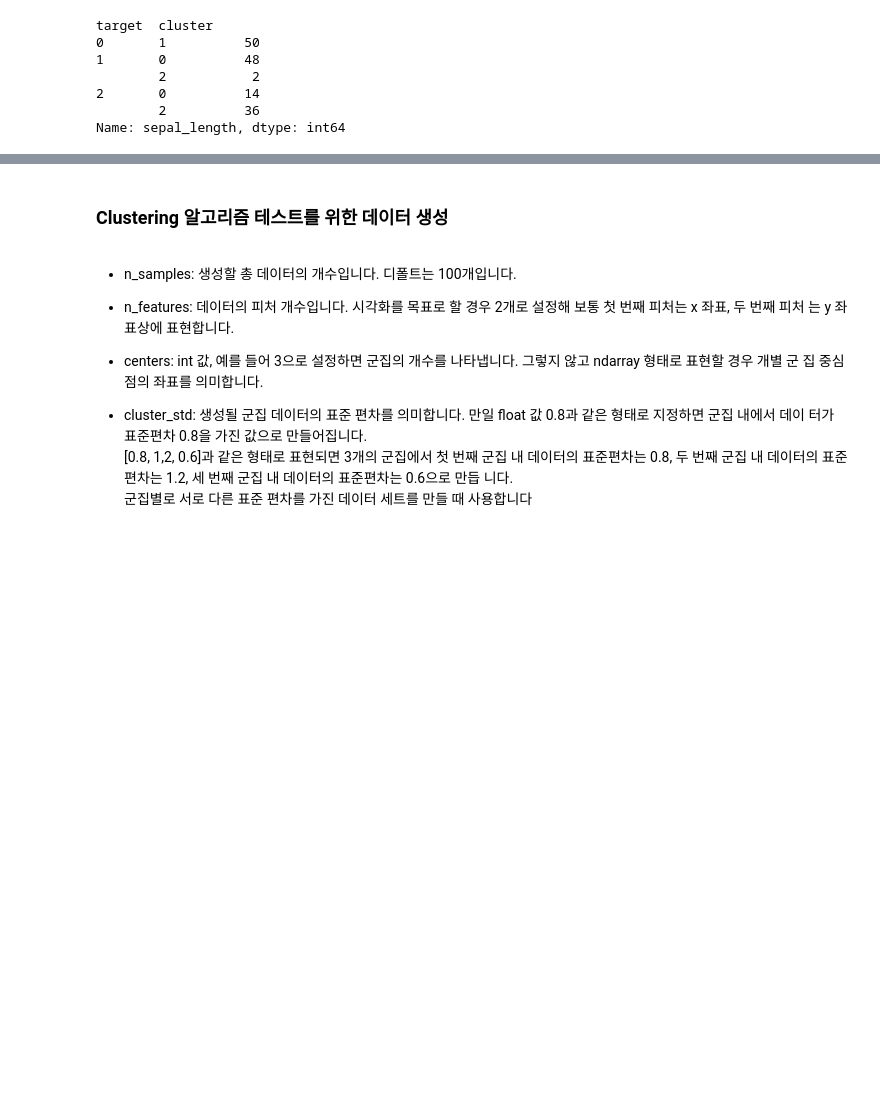
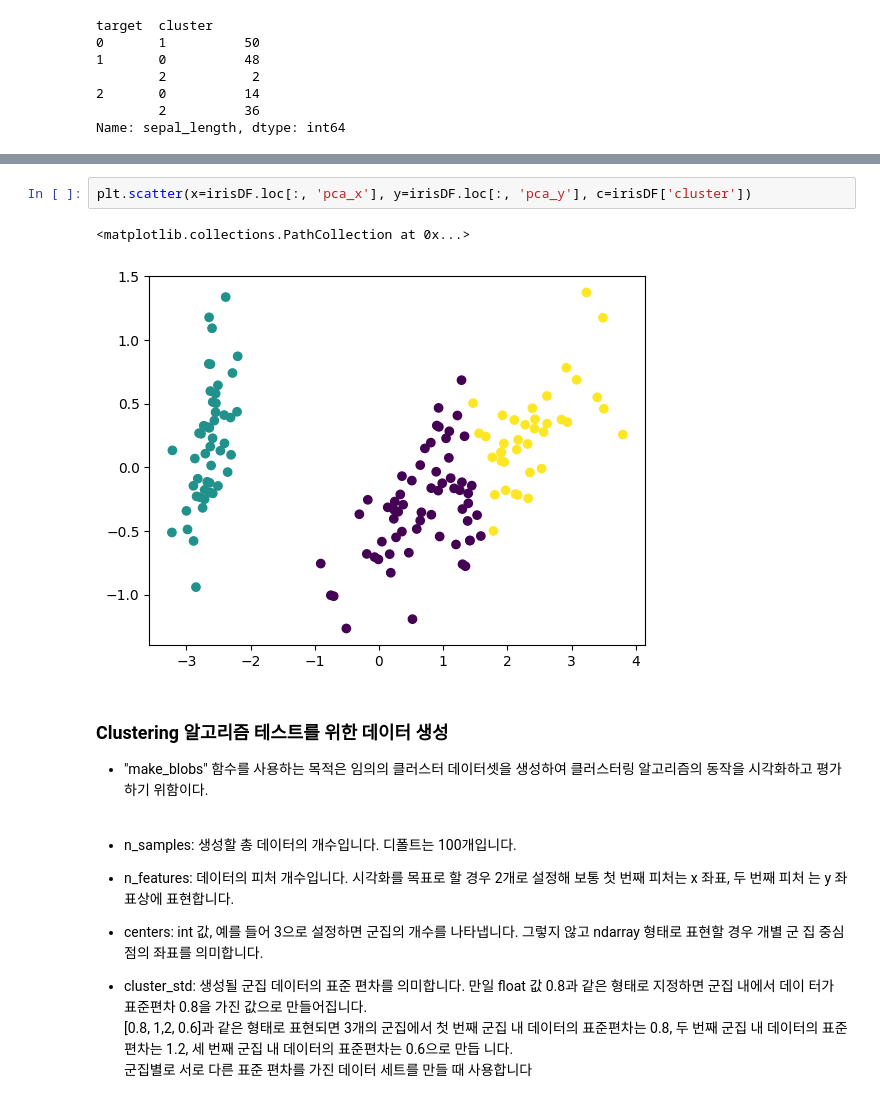
Before and after one commit to godud2604/ml-study, a Jupyter notebook: PerfectGuide/7장/7-1_KMeans.ipynb, the cells around one changed output, grey strips where cells are left out. Saved outputs shown, nothing was run; the diff lists cells and outputs as text; blank space fills up the shorter version.

```diff
--- a/PerfectGuide/7장/7-1_KMeans.ipynb
+++ b/PerfectGuide/7장/7-1_KMeans.ipynb
@@ -134,5 +186,11 @@ Name: sepal_length, dtype: int64
+# %%
+plt.scatter(x=irisDF.loc[:, 'pca_x'], y=irisDF.loc[:, 'pca_y'], c=irisDF['cluster'])
+# %% [output]
+<matplotlib.collections.PathCollection at 0x...>
+[figure, added]
 # %% [markdown]
 ### Clustering 알고리즘 테스트를 위한 데이터 생성
+- "make_blobs" 함수를 사용하는 목적은 임의의 클러스터 데이터셋을 생성하여 클러스터링 알고리즘의 동작을 시각화하고 평가하기 위함이다.
 # %% [markdown]
 * n_samples: 생성할 총 데이터의 개수입니다. 디폴트는 100개입니다.
 
```
Also changed, not shown: parts of 13 cells of this notebook.
